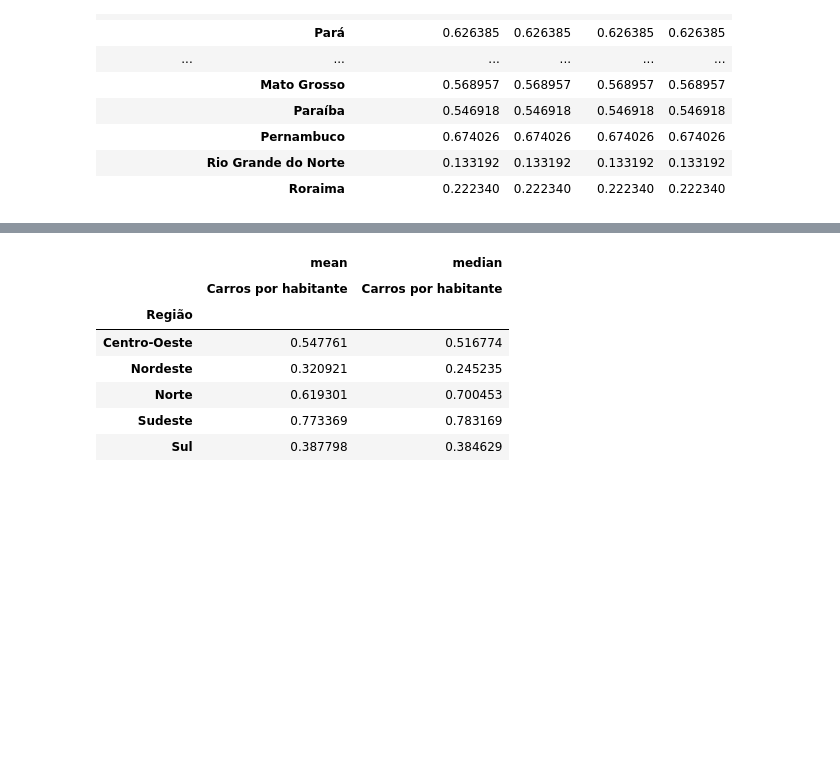
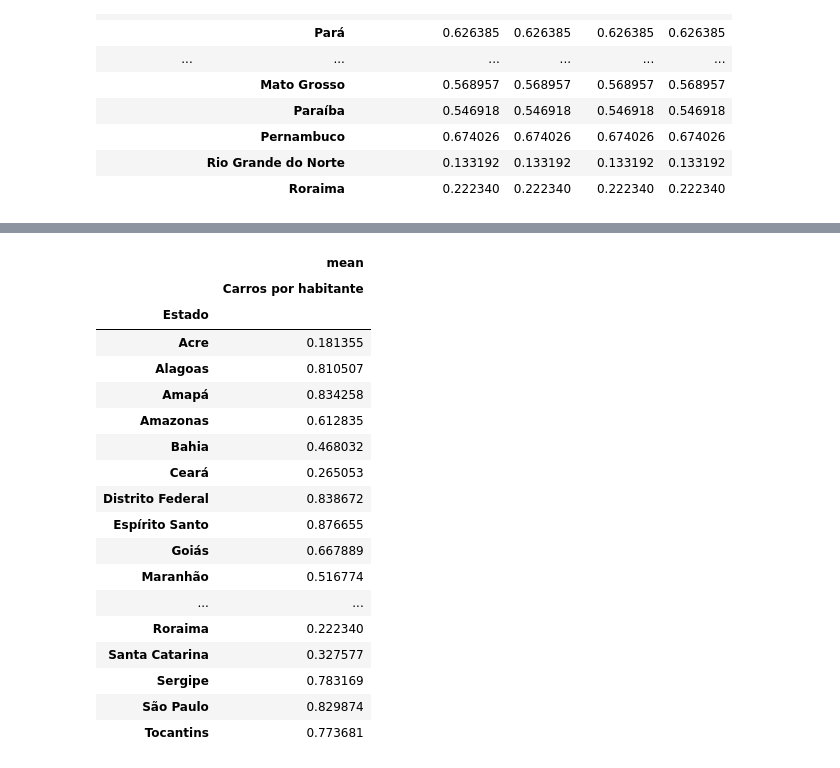
Before and after one commit to dsreliete/Womakerscode-DA-colabs, a Jupyter notebook: [Notebook]_Python_para_Dados_Pandas.ipynb, the cells around one changed output, grey strips where cells are left out. Drawn from its saved outputs; the diff is of its cells as text; code cells hidden in the pictures; blank space fills up the shorter version.

```diff
--- a/[Notebook]_Python_para_Dados_Pandas.ipynb
+++ b/[Notebook]_Python_para_Dados_Pandas.ipynb
@@ -523,14 +534,25 @@ df_csv.pivot_table(index='Região', values='Carros por habitante', aggfunc=np.me
 # %%
-df_csv.pivot_table(index='Região', values='Carros por habitante', aggfunc=[np.mean, np.median])
+df_csv.pivot_table(index='Estado', values='Carros por habitante', aggfunc=[np.mean])
 # %% [output]
-|  | mean | median |
-|  | Carros por habitante | Carros por habitante |
-| Região |  |  |
-| Centro-Oeste | 0.547761 | 0.516774 |
-| Nordeste | 0.320921 | 0.245235 |
-| Norte | 0.619301 | 0.700453 |
-| Sudeste | 0.773369 | 0.783169 |
-| Sul | 0.387798 | 0.384629 |
+|  | mean |
+|  | Carros por habitante |
+| Estado |  |
+| Acre | 0.181355 |
+| Alagoas | 0.810507 |
+| Amapá | 0.834258 |
+| Amazonas | 0.612835 |
+| Bahia | 0.468032 |
+| Ceará | 0.265053 |
+| Distrito Federal | 0.838672 |
+| Espírito Santo | 0.876655 |
+| Goiás | 0.667889 |
+| Maranhão | 0.516774 |
+| ... | ... |
+| Roraima | 0.222340 |
+| Santa Catarina | 0.327577 |
+| Sergipe | 0.783169 |
+| São Paulo | 0.829874 |
+| Tocantins | 0.773681 |
 # %%
 df_csv.pivot_table(index='Região', values='Carros por habitante', columns='Estado', aggfunc=np.mean)
 # %% [output]
```
Also changed, not shown: parts of 35 cells of this notebook.
